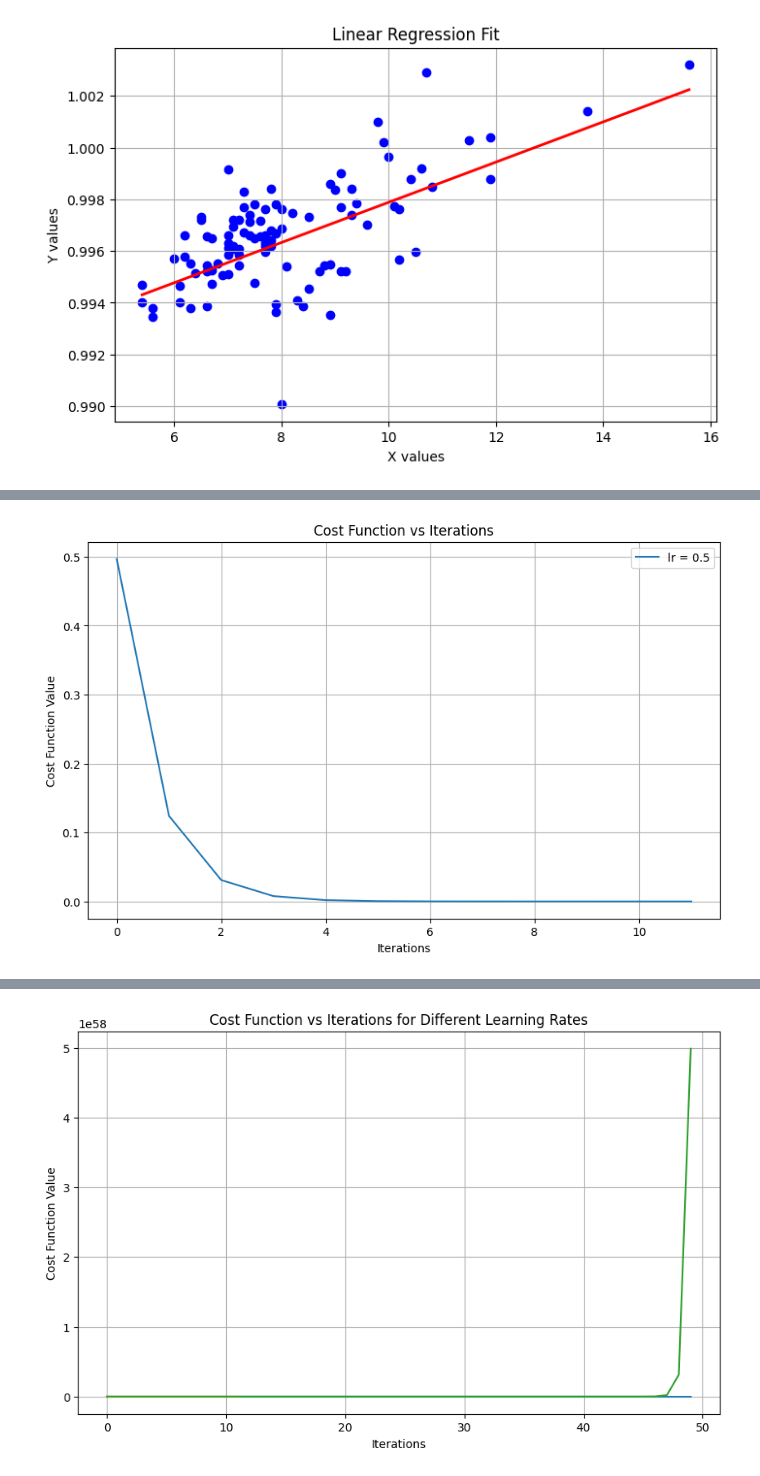
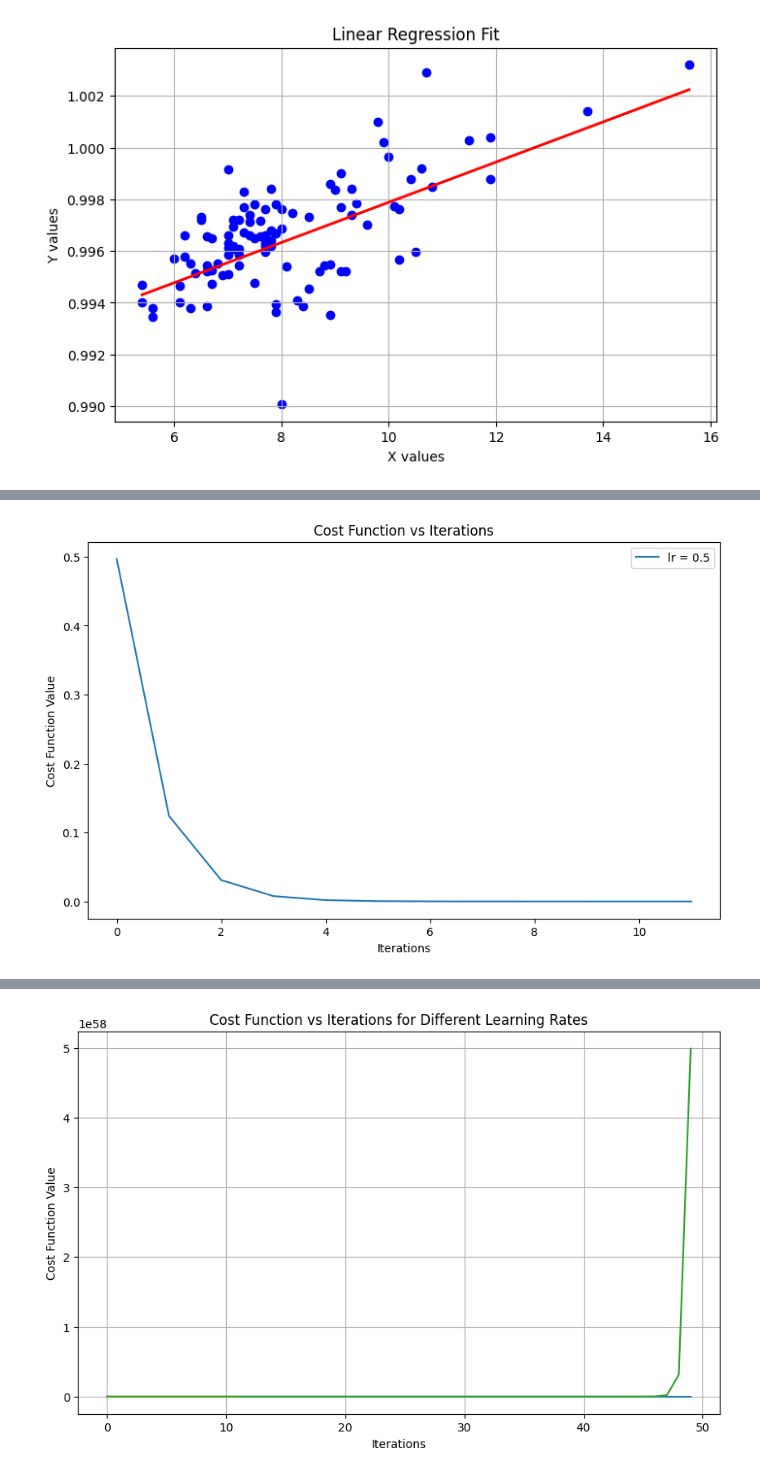
Before and after one commit to rahulkr08cse/AI-LAB, a Jupyter notebook: LAB3/main.ipynb, the cells around one changed output, grey strips where cells are left out. Cells and saved outputs as stored; diff of their text form; code cells hidden in the pictures.

```diff
--- a/LAB3/main.ipynb
+++ b/LAB3/main.ipynb
@@ -34,7 +34,7 @@ X = np.c_[np.ones(x_normalized.shape[0]), x_normalized]
 y = y_data
 theta = np.zeros(2)
 alpha = 0.5  # Learning rate
-num_iterations = 1000  # Maximum number of iterations
+num_iterations = 50
 m = len(y)
 cost_history = []
 
@@ -136,35 +136,34 @@ plt.show()
 # %%
 def gradient_descent(lr, num_iterations=50):
     theta = np.zeros(2)
     cost_history = []
     for i in range(num_iterations):
         predictions = X.dot(theta)
         errors = predictions - y
         gradient = (1/m) * X.T.dot(errors)
         theta -= lr * gradient
         cost = (1/(2*m)) * np.sum(errors**2)
         cost_history.append(cost)
         if i > 0 and abs(cost_history[-1] - cost_history[-2]) < 1e-6:
             break
 
     return theta, cost_history
 learning_rates = [0.5]
 cost_histories = {}
 for lr in learning_rates:
     _, cost_histories[lr] = gradient_descent(lr)
 plt.figure(figsize=(10, 6))
 
 for lr in learning_rates:
     plt.plot(range(len(cost_histories[lr])), cost_histories[lr], label=f'lr = {lr}')
 
 plt.xlabel('Iterations')
 plt.ylabel('Cost Function Value')
 plt.title('Cost Function vs Iterations')
 plt.legend()
-plt.grid()
 plt.show()
 # %% [output]
-[figure, old version]
+[figure, new version]
 # %%
 def gradient_descent(lr, num_iterations=50):
     theta = np.zeros(2)
```
Also changed, not shown: parts of 4 cells of this notebook.
